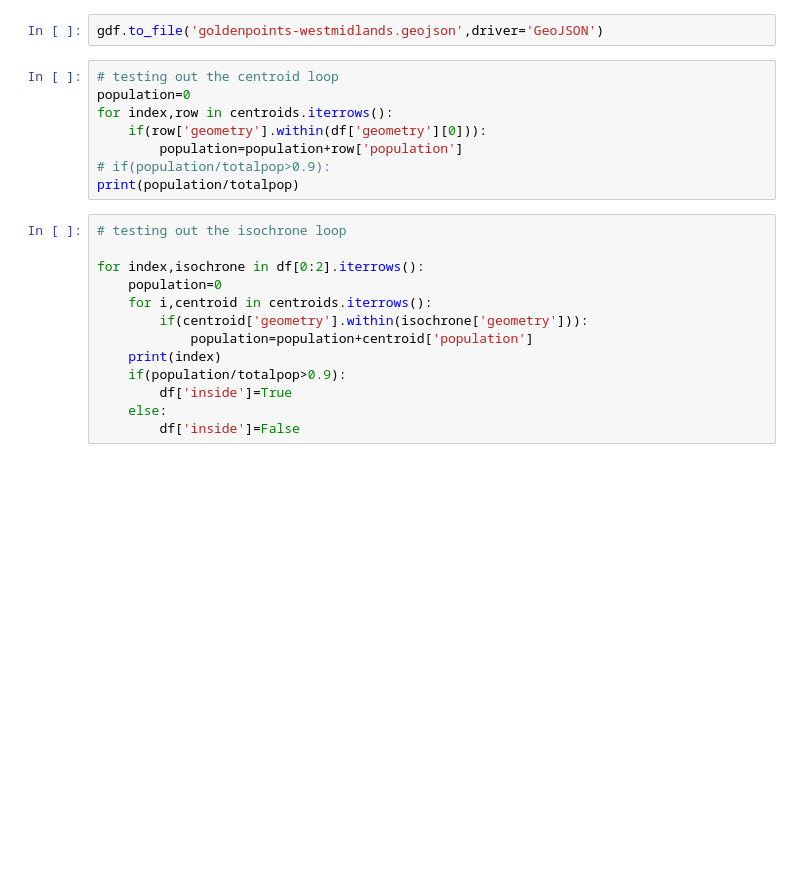
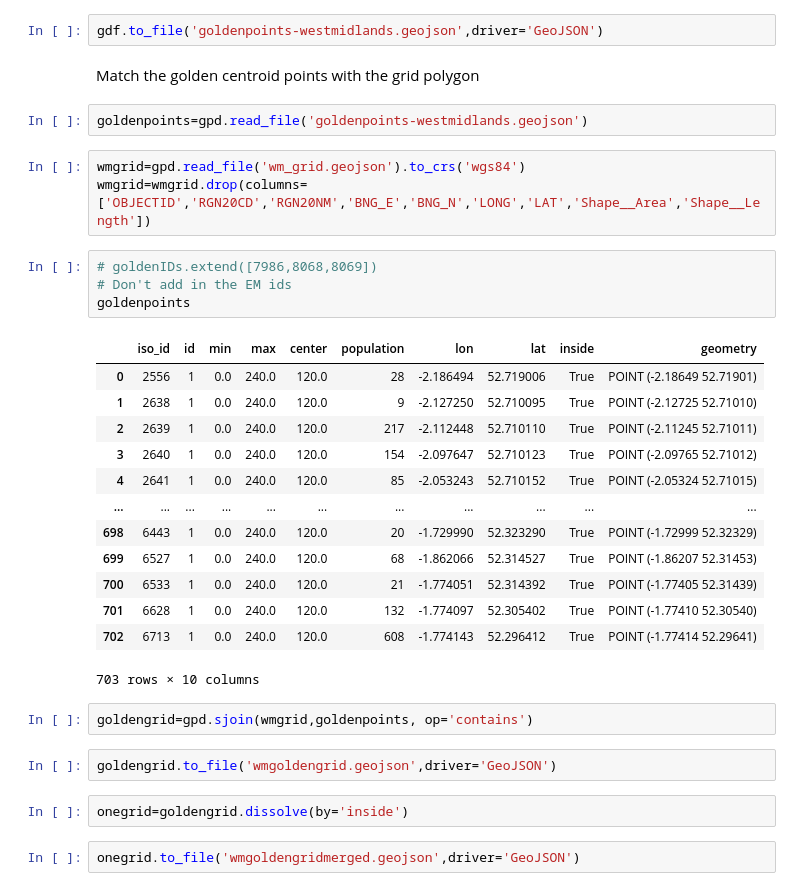
Before and after one commit to henryjameslau/golden_triangle, a Jupyter notebook: West midlands.ipynb, the cells around one changed output. Saved outputs shown, nothing was run; the diff lists cells and outputs as text; blank space fills up the shorter version.

Commit message:
West midlands grid dissolved + postcodes

```diff
--- a/West midlands.ipynb
+++ b/West midlands.ipynb
@@ -185,24 +185,36 @@ hull.set_crs('wgs84')
 hull.to_file('goldentriangle-westmidlands.geojson',driver='GeoJSON')
 # %%
 gdf.to_file('goldenpoints-westmidlands.geojson',driver='GeoJSON')
-# %%
-# testing out the centroid loop
-population=0
-for index,row in centroids.iterrows():
-    if(row['geometry'].within(df['geometry'][0])):
-        population=population+row['population']
-# if(population/totalpop>0.9):
-print(population/totalpop)
-# %%
-# testing out the isochrone loop
-
-for index,isochrone in df[0:2].iterrows():
-    population=0
-    for i,centroid in centroids.iterrows():
-        if(centroid['geometry'].within(isochrone['geometry'])):
-            population=population+centroid['population']
-    print(index)
-    if(population/totalpop>0.9):
-        df['inside']=True
-    else:
-        df['inside']=False
+# %% [markdown]
+Match the golden centroid points with the grid polygon
+# %%
+goldenpoints=gpd.read_file('goldenpoints-westmidlands.geojson')
+# %%
+wmgrid=gpd.read_file('wm_grid.geojson').to_crs('wgs84')
+wmgrid=wmgrid.drop(columns=['OBJECTID','RGN20CD','RGN20NM','BNG_E','BNG_N','LONG','LAT','Shape__Area','Shape__Length'])
+# %%
+# goldenIDs.extend([7986,8068,8069])
+# Don't add in the EM ids
+goldenpoints
+# %% [output]
+|  | iso_id | id | min | max | center | population | lon | lat | inside | geometry |
+| 0 | 2556 | 1 | 0.0 | 240.0 | 120.0 | 28 | -2.186494 | 52.719006 | True | POINT (-2.18649 52.71901) |
+| 1 | 2638 | 1 | 0.0 | 240.0 | 120.0 | 9 | -2.127250 | 52.710095 | True | POINT (-2.12725 52.71010) |
+| 2 | 2639 | 1 | 0.0 | 240.0 | 120.0 | 217 | -2.112448 | 52.710110 | True | POINT (-2.11245 52.71011) |
+| 3 | 2640 | 1 | 0.0 | 240.0 | 120.0 | 154 | -2.097647 | 52.710123 | True | POINT (-2.09765 52.71012) |
+| 4 | 2641 | 1 | 0.0 | 240.0 | 120.0 | 85 | -2.053243 | 52.710152 | True | POINT (-2.05324 52.71015) |
+| ... | ... | ... | ... | ... | ... | ... | ... | ... | ... | ... |
+| 698 | 6443 | 1 | 0.0 | 240.0 | 120.0 | 20 | -1.729990 | 52.323290 | True | POINT (-1.72999 52.32329) |
+| 699 | 6527 | 1 | 0.0 | 240.0 | 120.0 | 68 | -1.862066 | 52.314527 | True | POINT (-1.86207 52.31453) |
+| 700 | 6533 | 1 | 0.0 | 240.0 | 120.0 | 21 | -1.774051 | 52.314392 | True | POINT (-1.77405 52.31439) |
+| 701 | 6628 | 1 | 0.0 | 240.0 | 120.0 | 132 | -1.774097 | 52.305402 | True | POINT (-1.77410 52.30540) |
+| 702 | 6713 | 1 | 0.0 | 240.0 | 120.0 | 608 | -1.774143 | 52.296412 | True | POINT (-1.77414 52.29641) |
+703 rows × 10 columns
+# %%
+goldengrid=gpd.sjoin(wmgrid,goldenpoints, op='contains')
+# %%
+goldengrid.to_file('wmgoldengrid.geojson',driver='GeoJSON')
+# %%
+onegrid=goldengrid.dissolve(by='inside')
+# %%
+onegrid.to_file('wmgoldengridmerged.geojson',driver='GeoJSON')
```
Also changed, not shown: 8 other files.
